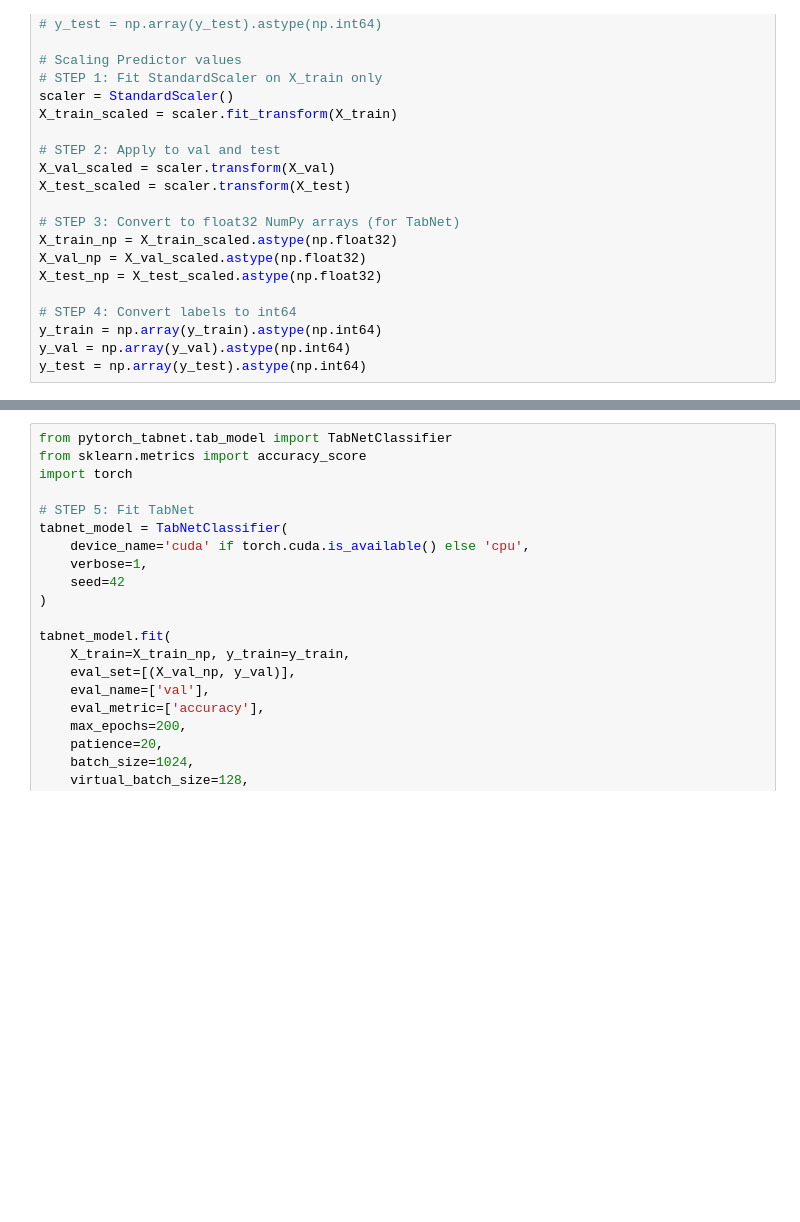
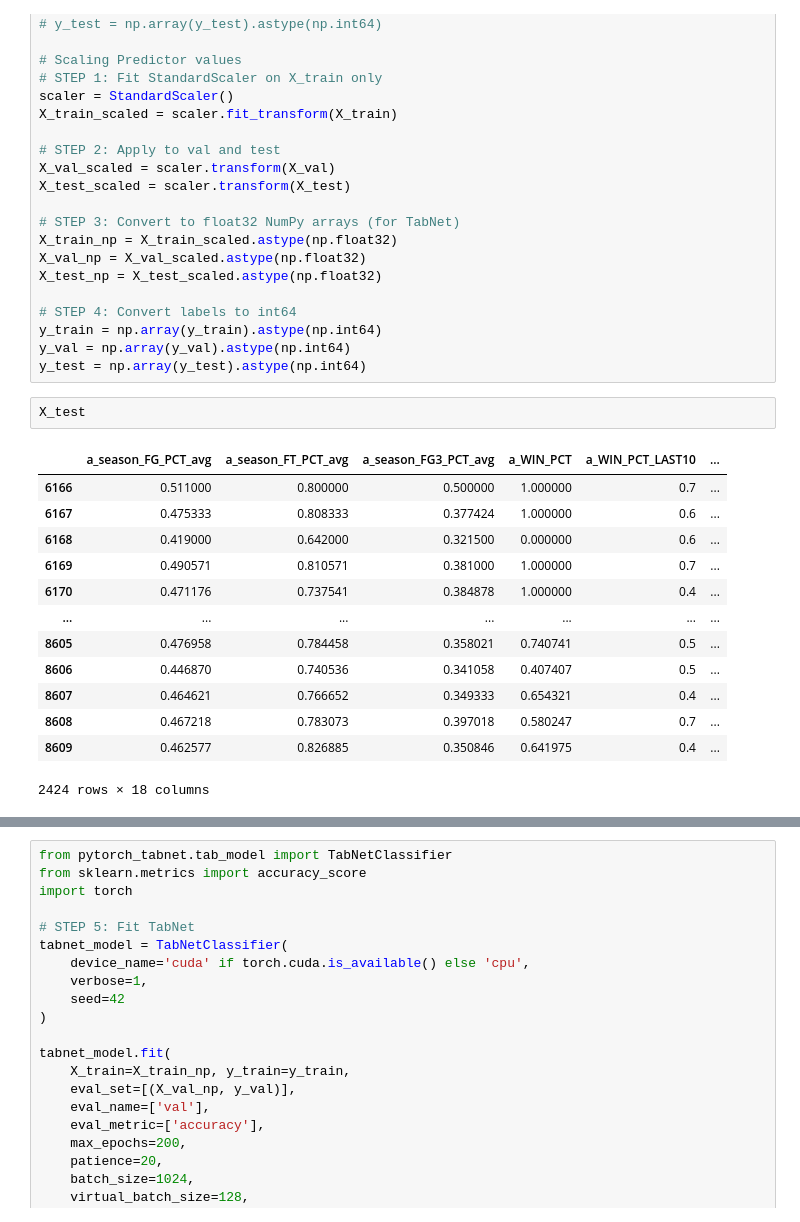
Before and after one commit to lathangregg/DL_project, a Jupyter notebook: notebooks/lathan2.ipynb, the cells around one changed output, grey strips where cells are left out. Cells and saved outputs as stored; diff of their text form; blank space fills up the shorter version.

```diff
--- a/notebooks/lathan2.ipynb
+++ b/notebooks/lathan2.ipynb
@@ -392,6 +412,22 @@ X_test_np = X_test_scaled.astype(np.float32)
 y_train = np.array(y_train).astype(np.int64)
 y_val = np.array(y_val).astype(np.int64)
 y_test = np.array(y_test).astype(np.int64)
+# %%
+X_test
+# %% [output]
+|  | a_season_FG_PCT_avg | a_season_FT_PCT_avg | a_season_FG3_PCT_avg | a_WIN_PCT | a_WIN_PCT_LAST10 | ... |
+| 6166 | 0.511000 | 0.800000 | 0.500000 | 1.000000 | 0.7 | ... |
+| 6167 | 0.475333 | 0.808333 | 0.377424 | 1.000000 | 0.6 | ... |
+| 6168 | 0.419000 | 0.642000 | 0.321500 | 0.000000 | 0.6 | ... |
+| 6169 | 0.490571 | 0.810571 | 0.381000 | 1.000000 | 0.7 | ... |
+| 6170 | 0.471176 | 0.737541 | 0.384878 | 1.000000 | 0.4 | ... |
+| ... | ... | ... | ... | ... | ... | ... |
+| 8605 | 0.476958 | 0.784458 | 0.358021 | 0.740741 | 0.5 | ... |
+| 8606 | 0.446870 | 0.740536 | 0.341058 | 0.407407 | 0.5 | ... |
+| 8607 | 0.464621 | 0.766652 | 0.349333 | 0.654321 | 0.4 | ... |
+| 8608 | 0.467218 | 0.783073 | 0.397018 | 0.580247 | 0.7 | ... |
+| 8609 | 0.462577 | 0.826885 | 0.350846 | 0.641975 | 0.4 | ... |
+2424 rows × 18 columns
 # %%
 # Create and train the model
 tabnet_model = TabNetClassifier(
```
Also changed, not shown: parts of 14 cells of this notebook.
